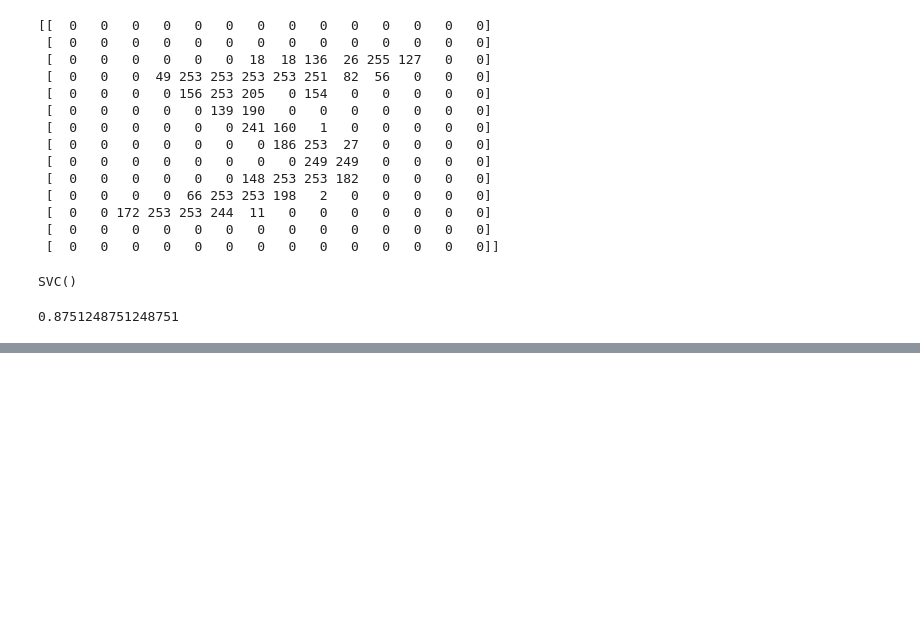
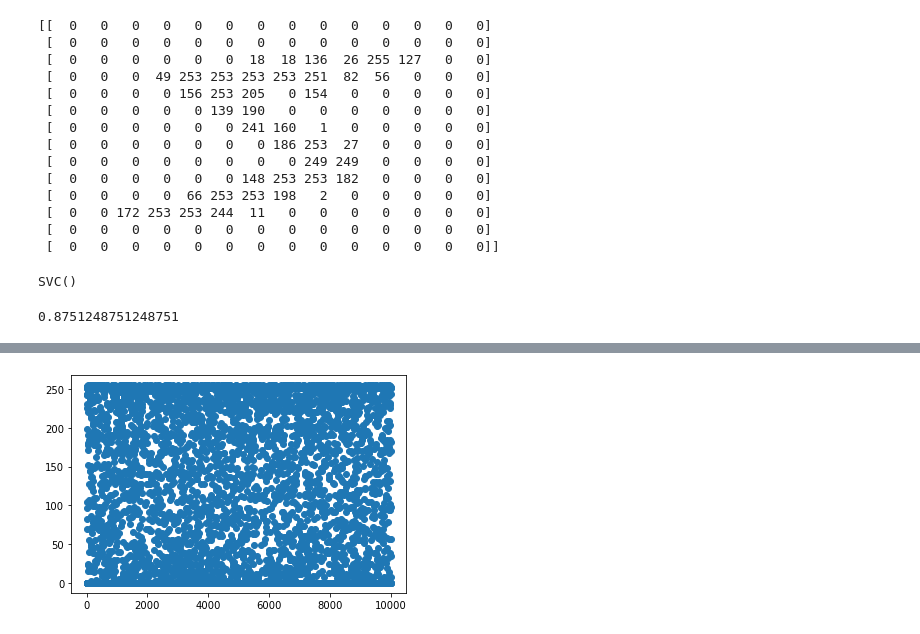
Before and after one commit to hyeopyi/Python_Study, a Jupyter notebook: 4.MachineLearning/Note/17.이미지 내부의 문자인식.ipynb, the cells around one changed output, grey strips where cells are left out. Cells and saved outputs as stored; diff of their text form; code cells hidden in the pictures; blank space fills up the shorter version.

```diff
--- a/4.MachineLearning/Note/17.이미지 내부의 문자인식.ipynb
+++ b/4.MachineLearning/Note/17.이미지 내부의 문자인식.ipynb
@@ -137,0 +215,4 @@ clf.score(test_data, test_lebel)
+# %%
+# train_10k
+train_10k = pd.read_csv('../Data/train_10k.csv', header=None)
+train_10k.head()
@@ -137,0 +227,5 @@ clf.score(test_data, test_lebel)
+# %%
+# 학습용 데이터
+train_data_10k = train_10k.loc[:, train_10k.columns != 0]
+train_lebel_10k = train_10k.loc[:, train_10k.columns == 0]
+train_data_10k.head()
@@ -137,0 +240,5 @@ clf.score(test_data, test_lebel)
+# %%
+ plt.scatter(train_data_10k.index, train_data_10k[300])
+ plt.show()
+# %% [output]
+[figure, added]
```
Also changed, not shown: parts of 26 cells of this notebook, 21 other files.
